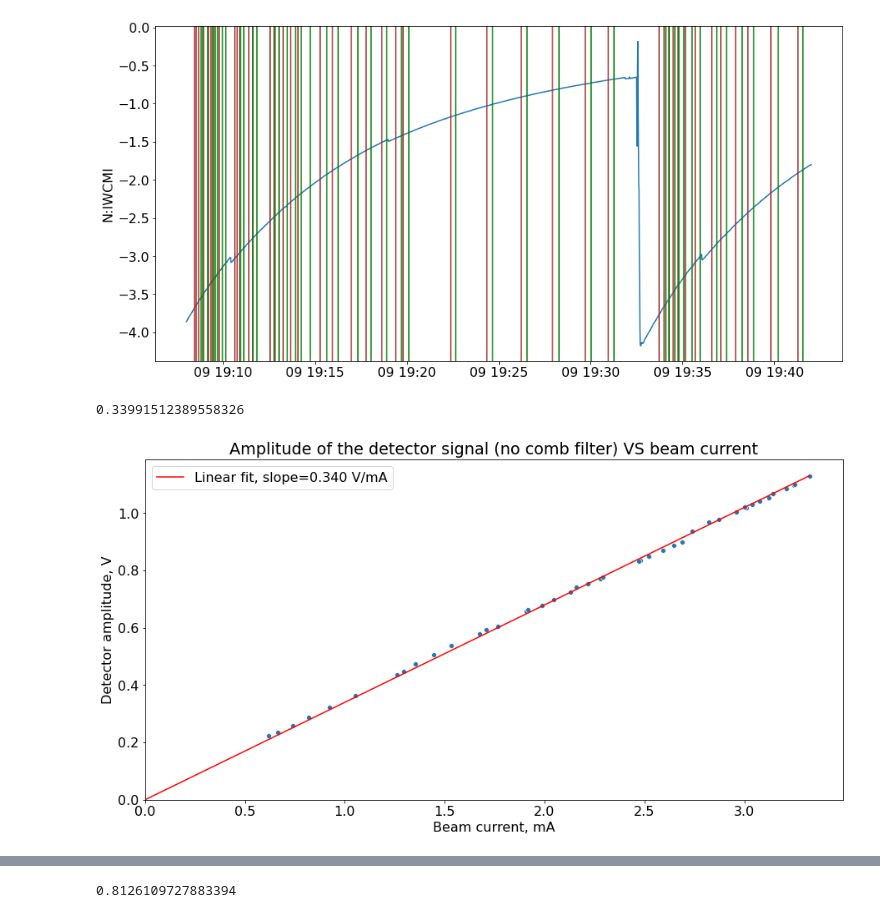
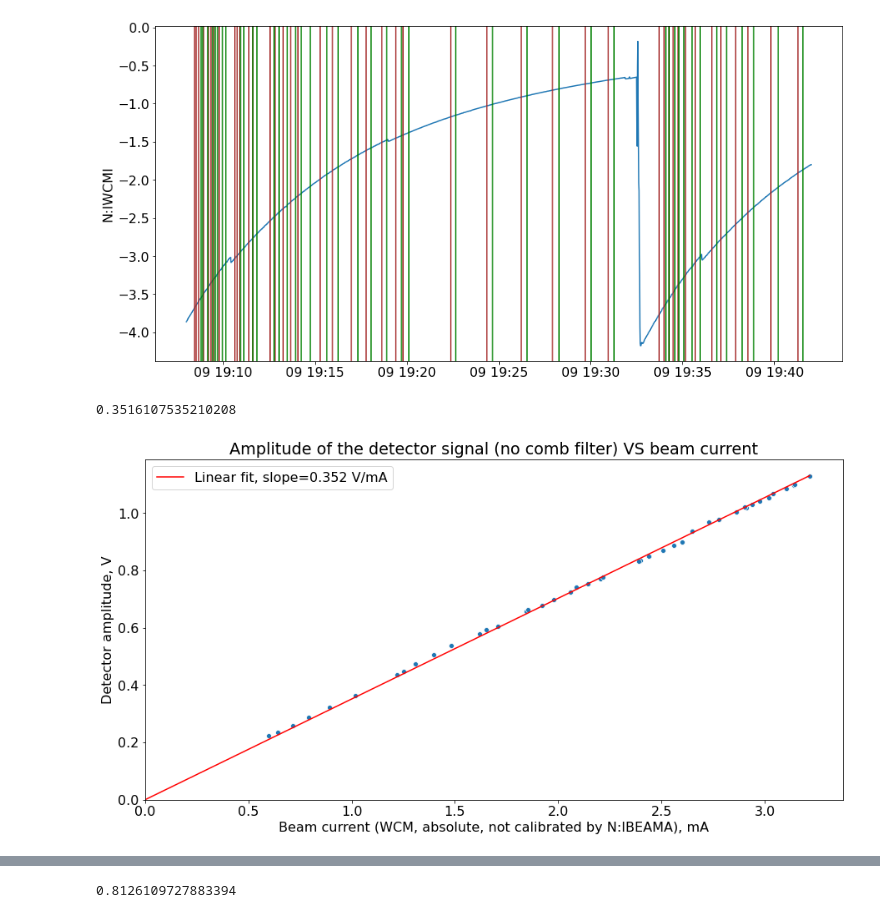
Before and after one commit to IharLobach/fur, a Jupyter notebook: shifts/shift_03_09_2020/amlitude_vs_current.ipynb, the cells around one changed output, grey strips where cells are left out. Drawn from its saved outputs; the diff is of its cells as text; code cells hidden in the pictures.

```diff
--- a/shifts/shift_03_09_2020/amlitude_vs_current.ipynb
+++ b/shifts/shift_03_09_2020/amlitude_vs_current.ipynb
@@ -52,7 +51,7 @@ fluctuation_waveforms_df["N:IWCMI"] = fluctuation_waveforms_df["rounded_bpm_file
 # %%
 res_df = shift_03_09_2020.get_fluctuations_df("res_df_directly_connected_FLAT_03_09_2020.csv")
 # %%
-current = -iwcm_to_wbeam*fluctuation_waveforms_df["N:IWCMI"].values
+current = -config["IWCMI_to_WCM_ABSOLUTE"]*fluctuation_waveforms_df["N:IWCMI"].values
 amplitude = res_df["ch2_amplitude"].values
 # %%
 reg = linear_model.LinearRegression(fit_intercept=False)
@@ -62,16 +61,16 @@ reg.fit(x.reshape((len(x), 1)), y)
 a = reg.coef_[0]
 a
 # %% [output]
-0.33991512389558326
+0.3516107535210208
 # %%
 ax = sns.scatterplot(current, amplitude)
 ax2 = sns.lineplot(x=[0, max(current)],y=[0, a*max(current)], color='red',
     label="Linear fit, slope={:.3f} V/mA".format(a))
-ax.set_xlabel("Beam current, mA")
+ax.set_xlabel("Beam current (WCM, absolute, not calibrated by N:IBEAMA), mA")
 ax.set_ylabel("Detector amplitude, V")
 ax.set_ylim(0, ax.get_ylim()[1])
 ax.set_xlim(0, ax.get_xlim()[1])
 ax.set_title("Amplitude of the detector signal (no comb filter) VS beam current")
 plt.show()
 # %% [output]
-[figure, old version]
+[figure, new version]
```
Also changed, not shown: parts of 34 cells of this notebook, 3 other files.
